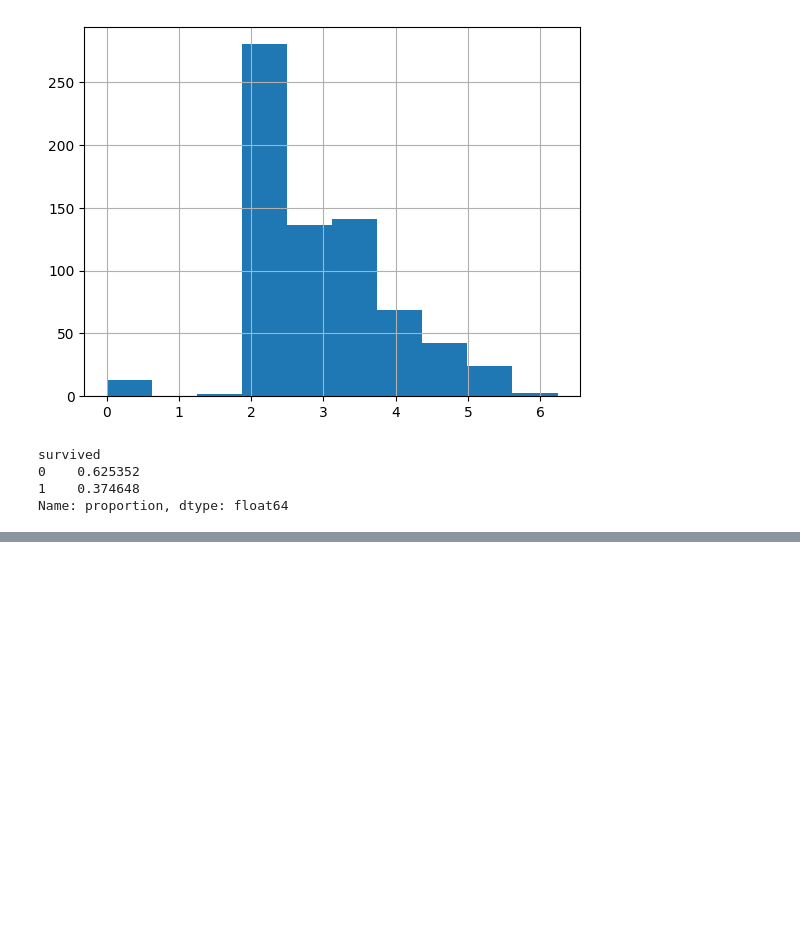
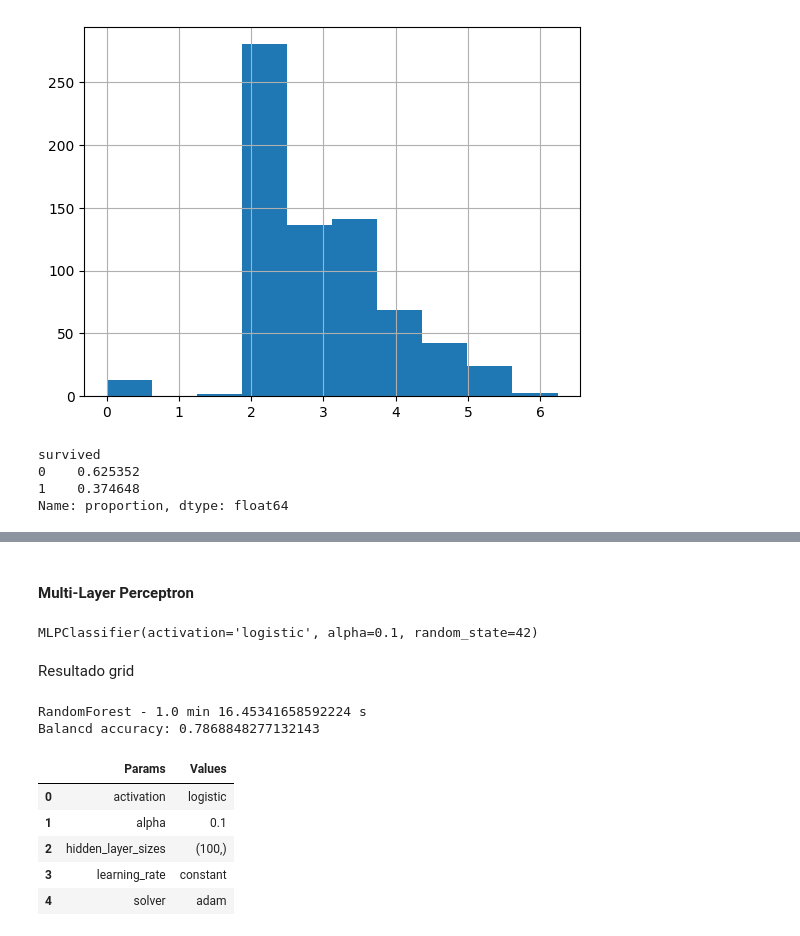
Before and after one commit to vrieraj/ONLINE_DS_THEBRIDGE_Ejercicios, a Jupyter notebook: 05_Deep_Learning/Sprint_15/Unidad_01/Practica_Obligatoria/18_Practica_Obligatoria_Introduccion_Deep_Learning.ipynb, the cells around one changed output, grey strips where cells are left out. Drawn from its saved outputs; the diff is of its cells as text; code cells hidden in the pictures; blank space fills up the shorter version.

```diff
--- a/05_Deep_Learning/Sprint_15/Unidad_01/Practica_Obligatoria/18_Practica_Obligatoria_Introduccion_Deep_Learning.ipynb
+++ b/05_Deep_Learning/Sprint_15/Unidad_01/Practica_Obligatoria/18_Practica_Obligatoria_Introduccion_Deep_Learning.ipynb
@@ -189,3 +227,5 @@ KeyboardInterrupt:
+# %% [markdown]
+#### Multi-Layer Perceptron
 # %%
 mlp = MLPClassifier(random_state=42)
 
@@ -197,4 +237,29 @@ params = {
     'learning_rate':['constant','invscaling']
 }
 
-mlp_grid = GridSearchCV(estimator=rforest, param_grid=params, cv=5, scoring='balanced_accuracy')
+mlp_grid = GridSearchCV(estimator=mlp, param_grid=params, cv=5, scoring='balanced_accuracy', n_jobs=-1)
+
+start = time.time()
+mlp_grid.fit(X_train, y_train)
+end = time.time()
+
+grid_time = end - start
+mlp_grid.best_estimator_
+# %% [output]
+MLPClassifier(activation='logistic', alpha=0.1, random_state=42)
+# %% [markdown]
+Resultado grid
+# %%
+grid = mlp_grid
+print(f'RandomForest - {grid_time // 60} min {grid_time % 60} s')
+print(f'Balancd accuracy: {grid.best_score_}')
+pd.DataFrame({'Params':grid.best_params_.keys(), 'Values':grid.best_params_.values()})
+# %% [output]
+RandomForest - 1.0 min 16.45341658592224 s
+Balancd accuracy: 0.7868848277132143
+|  | Params | Values |
+| 0 | activation | logistic |
+| 1 | alpha | 0.1 |
+| 2 | hidden_layer_sizes | (100,) |
+| 3 | learning_rate | constant |
+| 4 | solver | adam |
```
Also changed, not shown: parts of 9 cells of this notebook.
